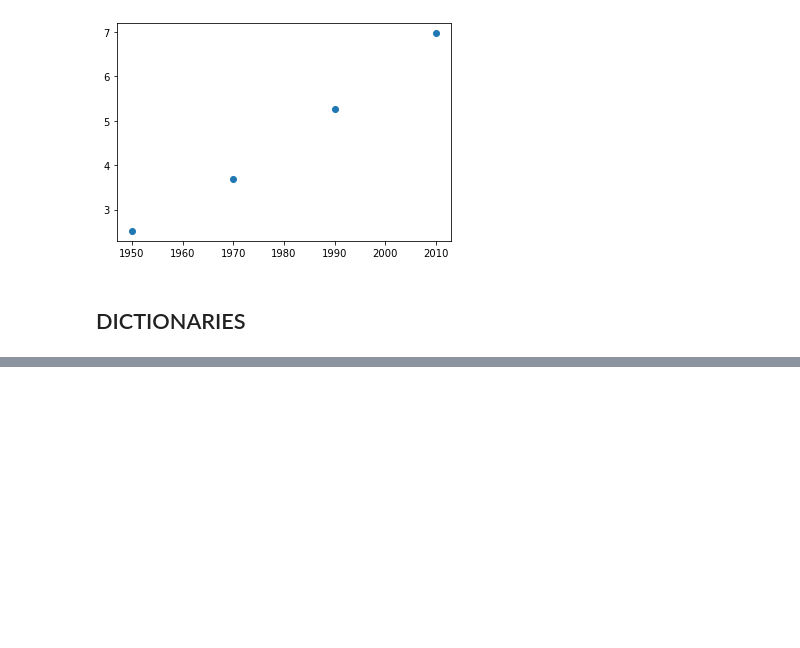
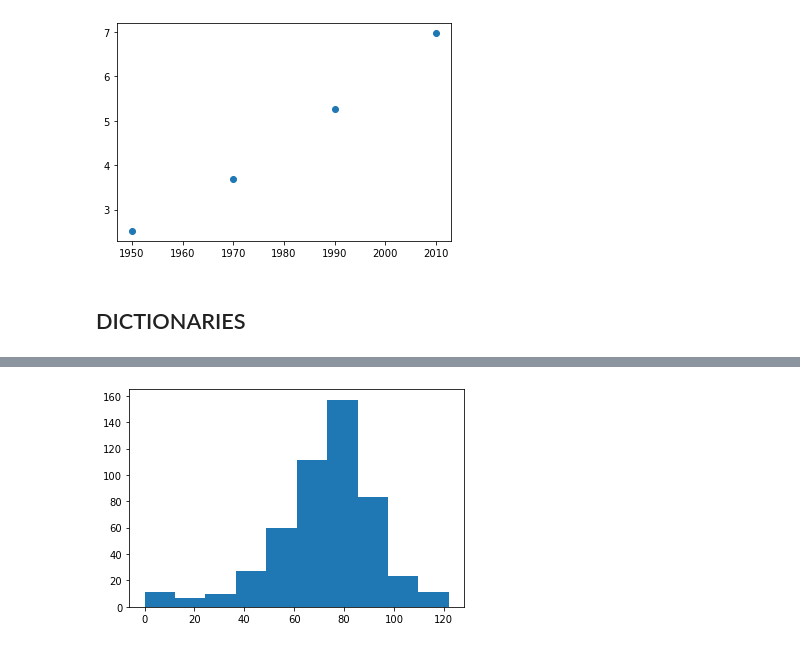
Before and after one commit to ecuerbo/pyprac, a Jupyter notebook: camp/intermediate-python.ipynb, the cells around one changed output, grey strips where cells are left out. Cells and saved outputs as stored; diff of their text form; code cells hidden in the pictures; blank space fills up the shorter version.

```diff
--- a/camp/intermediate-python.ipynb
+++ b/camp/intermediate-python.ipynb
@@ -138,0 +439,32 @@ print(cars)
+# %%
+# numpy and matplotlib imported, seed set
+
+# Simulate random walk 500 times
+all_walks = []
+for i in range(500) :
+    random_walk = [0]
+    for x in range(100) :
+        step = random_walk[-1]
+        dice = np.random.randint(1,7)
+        if dice <= 2:
+            step = max(0, step - 1)
+        elif dice <= 5:
+            step = step + 1
+        else:
+            step = step + np.random.randint(1,7)
+        if np.random.rand() <= 0.001 :
+            step = 0
+        random_walk.append(step)
+    all_walks.append(random_walk)
+
+# Create and plot np_aw_t
+np_aw_t = np.transpose(np.array(all_walks))
+
+# Select last row from np_aw_t: ends
+ends = np_aw_t[-1,:]
+
+# Plot histogram of ends, display plot
+plt.hist(ends)
+plt.show()
+# %% [output]
+[figure, added]
```
Also changed, not shown: parts of 21 cells of this notebook, 2 other files.
